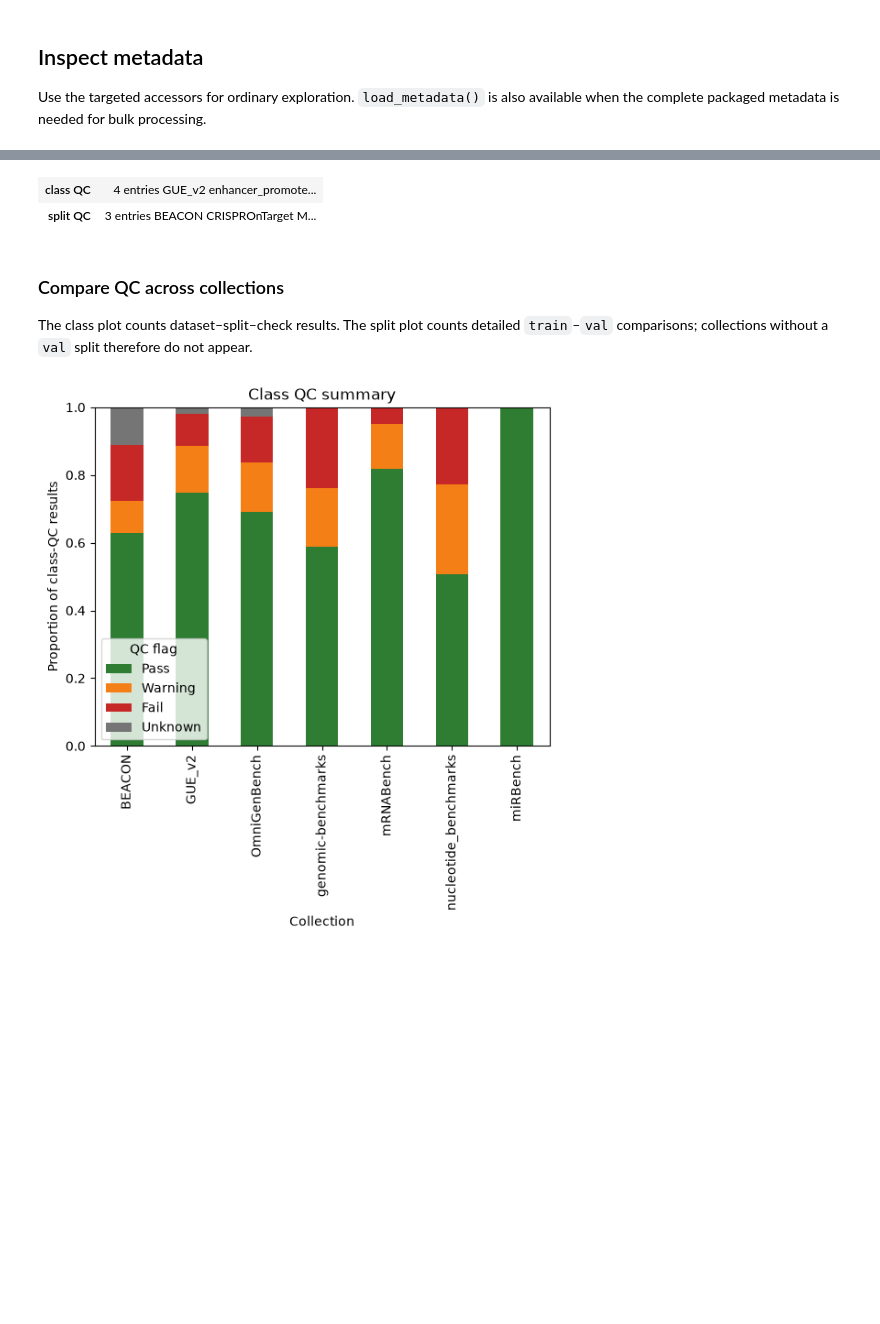
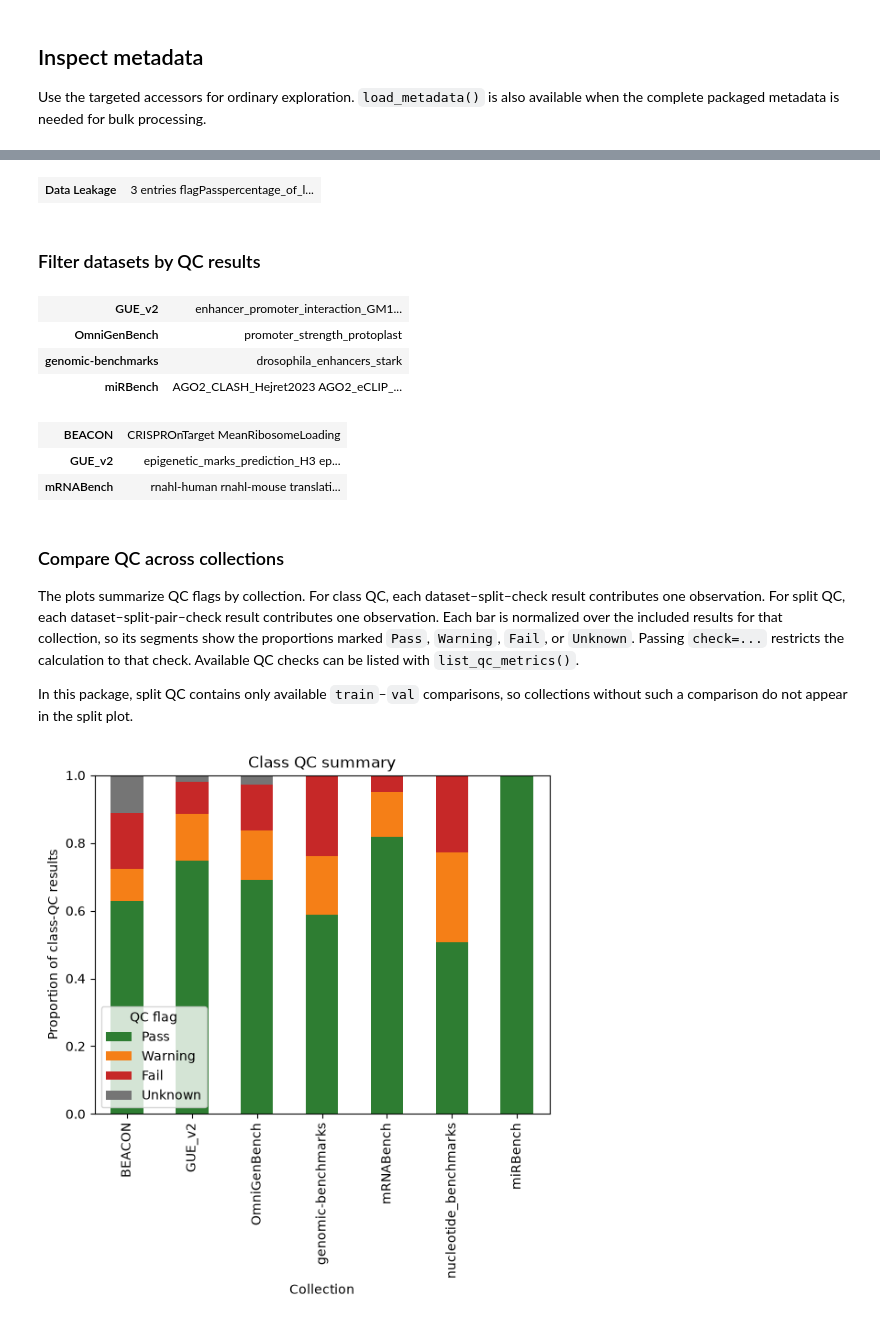
Before and after one commit to genomic-benchmarks/genomic-benchmarks-data, a Jupyter notebook: tutorials/genomic-benchmarks-data4agents.ipynb, the cells around one changed output, grey strips where cells are left out. Saved outputs shown, nothing was run; the diff lists cells and outputs as text; code cells hidden in the pictures; blank space fills up the shorter version.

```diff
--- a/tutorials/genomic-benchmarks-data4agents.ipynb
+++ b/tutorials/genomic-benchmarks-data4agents.ipynb
@@ -154,7 +166,5 @@ Use `columns="all"` to include identifiers and any other auxiliary columns. The
 # %%
-validation_all = gbd.load_dataset(
-    COLLECTION, DATASET, "val", columns="all"
-)
-validation_all.head()
+train_all = gbd.load_dataset(COLLECTION, DATASET, "train", columns="all")
+train_all.head()
 # %% [output]
 |  | id | row_index | seq | label |
@@ -189,9 +179,0 @@ Class QC examines individual splits. Split QC compares two splits for leakage. `
-# %%
-class_qc = gbd.load_qc_results("class")
-split_qc = gbd.load_qc_results("split")
-
-qc_metrics = {
-    qc_type: gbd.list_qc_metrics(qc_type)
-    for qc_type in ("class", "split")
-}
-gbd.pretty(qc_metrics)
@@ -239,22 +215,31 @@ split_leakage
+# %%
+split_qc = gbd.get_split_qc_results(COLLECTION, DATASET, "train", "val")
+gbd.pretty(split_qc)
+# %% [output]
+| Data Leakage | 3 entries flagPasspercentage_of_l... |
+# %% [markdown]
+### Filter datasets by QC results
 # %%
-passing_class_qc = gbd.filter_datasets_by_qc(
-    "class", flag="Pass"
-)
-passing_split_qc = gbd.filter_datasets_by_qc(
-    "split", flag="Pass"
-)
-
-gbd.pretty({
-    "class QC": passing_class_qc,
-    "split QC": passing_split_qc,
-})
+passing_class_qc = gbd.filter_datasets_by_qc("class", flag="Pass")
+gbd.pretty(passing_class_qc)
 # %% [output]
-| class QC | 4 entries GUE_v2 enhancer_promote... |
-| split QC | 3 entries BEACON CRISPROnTarget M... |
+| GUE_v2 | enhancer_promoter_interaction_GM1... |
+| OmniGenBench | promoter_strength_protoplast |
+| genomic-benchmarks | drosophila_enhancers_stark |
+| miRBench | AGO2_CLASH_Hejret2023 AGO2_eCLIP_... |
+# %%
+passing_split_qc = gbd.filter_datasets_by_qc("split", flag="Pass")
+gbd.pretty(passing_split_qc)
+# %% [output]
+| BEACON | CRISPROnTarget MeanRibosomeLoading |
+| GUE_v2 | epigenetic_marks_prediction_H3 ep... |
+| mRNABench | rnahl-human rnahl-mouse translati... |
 # %% [markdown]
 ### Compare QC across collections
 
-The class plot counts dataset–split–check results. The split plot counts detailed `train`–`val` comparisons; collections without a `val` split therefore do not appear.
+The plots summarize QC flags by collection. For class QC, each dataset–split–check result contributes one observation. For split QC, each dataset–split-pair–check result contributes one observation. Each bar is normalized over the included results for that collection, so its segments show the proportions marked `Pass`, `Warning`, `Fail`, or `Unknown`. Passing `check=...` restricts the calculation to that check. Available QC checks can be listed with `list_qc_metrics()`.
+
+In this package, split QC contains only available `train`–`val` comparisons, so collections without such a comparison do not appear in the split plot.
 # %%
 class_summary_plot = gbd.plot_qc_summary("class")
 # %% [output]
```
Also changed, not shown: parts of 35 cells of this notebook, 8 other files.
